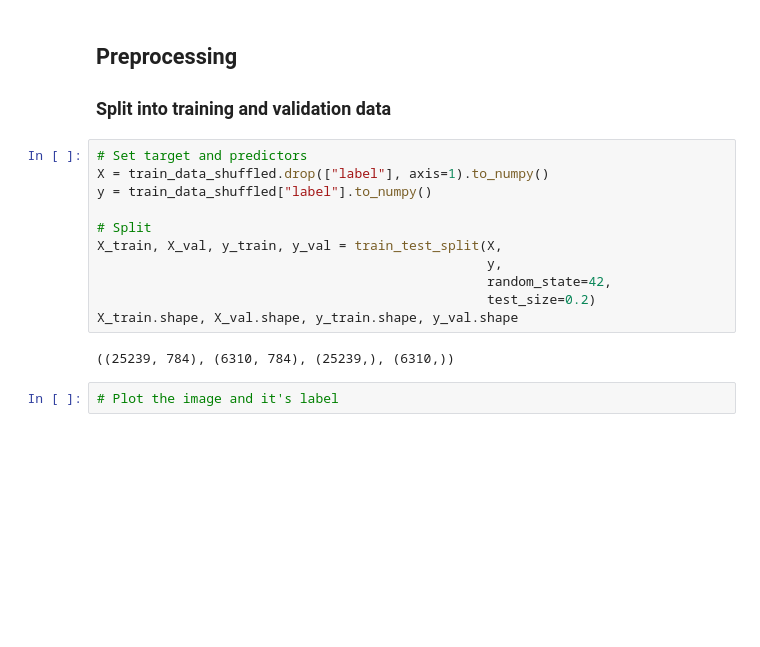
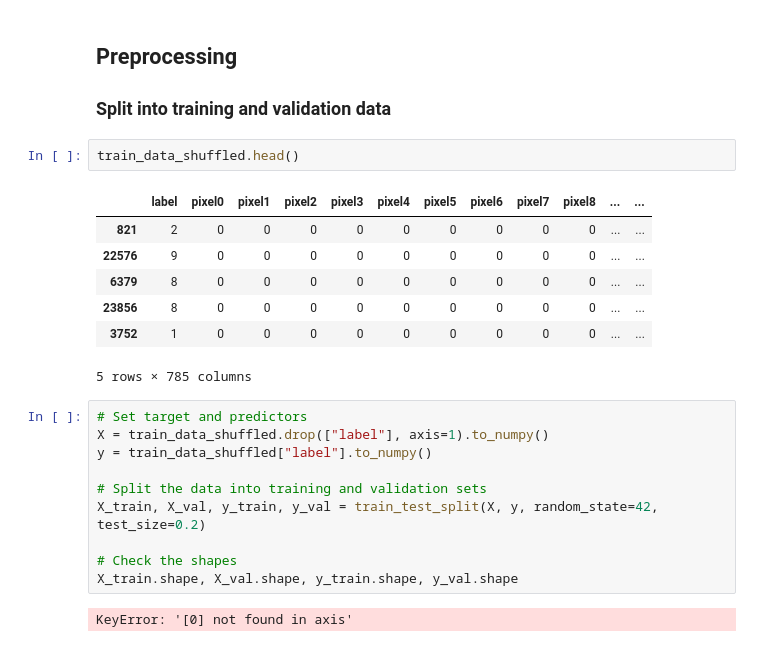
Before and after one commit to farheenfathimaa/digit-recognizer, a Jupyter notebook: digit_recognizer_code.ipynb, the cells around one changed output. Saved outputs shown, nothing was run; the diff lists cells and outputs as text; blank space fills up the shorter version.

```diff
--- a/digit_recognizer_code.ipynb
+++ b/digit_recognizer_code.ipynb
@@ -138,18 +138,25 @@ len(class_names)
 # %% [markdown]
 ## Preprocessing
 ### Split into training and validation data
+# %%
+train_data_shuffled.head()
+# %% [output]
+|  | label | pixel0 | pixel1 | pixel2 | pixel3 | pixel4 | pixel5 | pixel6 | pixel7 | pixel8 | ... | ... |
+| 821 | 2 | 0 | 0 | 0 | 0 | 0 | 0 | 0 | 0 | 0 | ... | ... |
+| 22576 | 9 | 0 | 0 | 0 | 0 | 0 | 0 | 0 | 0 | 0 | ... | ... |
+| 6379 | 8 | 0 | 0 | 0 | 0 | 0 | 0 | 0 | 0 | 0 | ... | ... |
+| 23856 | 8 | 0 | 0 | 0 | 0 | 0 | 0 | 0 | 0 | 0 | ... | ... |
+| 3752 | 1 | 0 | 0 | 0 | 0 | 0 | 0 | 0 | 0 | 0 | ... | ... |
+5 rows × 785 columns
 # %%
 # Set target and predictors
 X = train_data_shuffled.drop(["label"], axis=1).to_numpy()
 y = train_data_shuffled["label"].to_numpy()
 
-# Split
-X_train, X_val, y_train, y_val = train_test_split(X,
-                                                  y,
-                                                  random_state=42,
-                                                  test_size=0.2)
+# Split the data into training and validation sets
+X_train, X_val, y_train, y_val = train_test_split(X, y, random_state=42, test_size=0.2)
+
+# Check the shapes
 X_train.shape, X_val.shape, y_train.shape, y_val.shape
 # %% [output]
-((25239, 784), (6310, 784), (25239,), (6310,))
+KeyError: '[0] not found in axis'
-# %%
-# Plot the image and it's label
```
Also changed, not shown: parts of 7 cells of this notebook.
